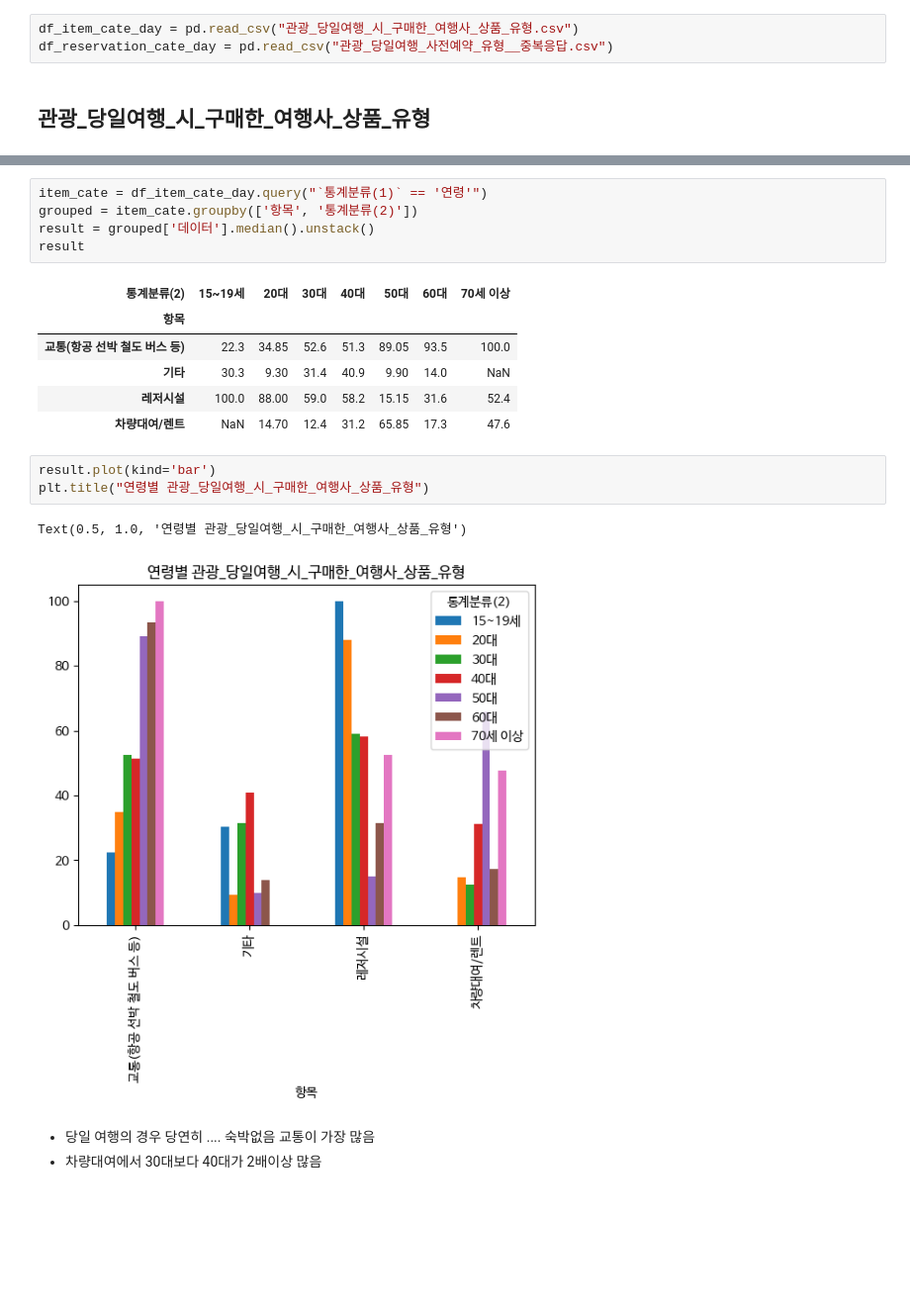
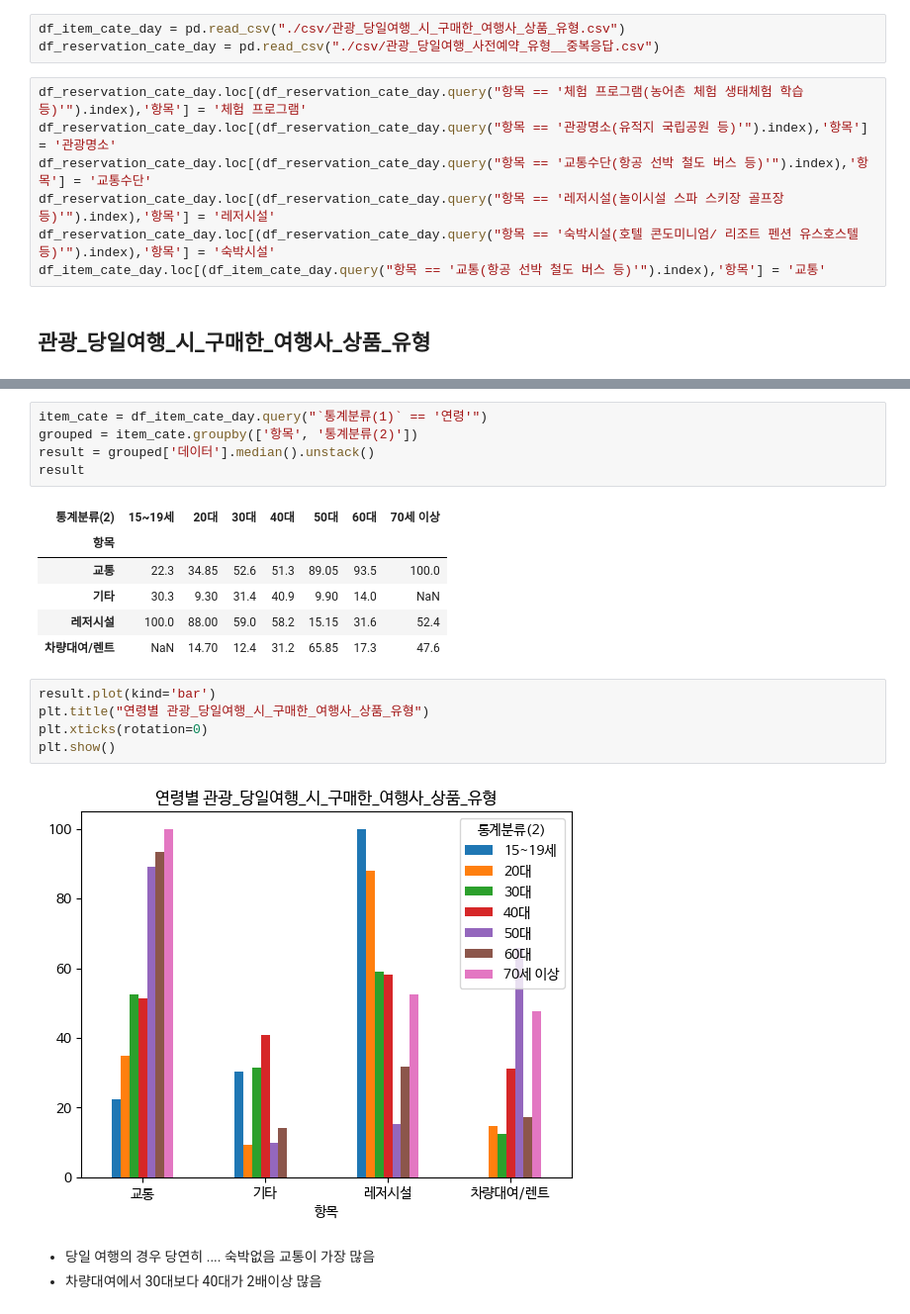
Before and after one commit to nohjuhyeon/AI_LKJ_hubs_fastapi, a Jupyter notebook: data_analysis/persona/yj_persona_daytrip.ipynb, the cells around one changed output, grey strips where cells are left out. Shown at 99% size. Saved outputs shown, nothing was run; the diff lists cells and outputs as text; blank space fills up the shorter version.

```diff
--- a/data_analysis/persona/yj_persona_daytrip.ipynb
+++ b/data_analysis/persona/yj_persona_daytrip.ipynb
@@ -31,8 +31,15 @@ import matplotlib as mpl
 
 mpl.rc('font', family='NanumBarunGothic') # 혹은 다른 설치한 Nanum 폰트 사용
 # %%
-df_item_cate_day = pd.read_csv("관광_당일여행_시_구매한_여행사_상품_유형.csv")
-df_reservation_cate_day = pd.read_csv("관광_당일여행_사전예약_유형__중복응답.csv")
+df_item_cate_day = pd.read_csv("./csv/관광_당일여행_시_구매한_여행사_상품_유형.csv")
+df_reservation_cate_day = pd.read_csv("./csv/관광_당일여행_사전예약_유형__중복응답.csv")
+# %%
+df_reservation_cate_day.loc[(df_reservation_cate_day.query("항목 == '체험 프로그램(농어촌 체험 생태체험 학습 등)'").index),'항목'] = '체험 프로그램'
+df_reservation_cate_day.loc[(df_reservation_cate_day.query("항목 == '관광명소(유적지 국립공원 등)'").index),'항목'] = '관광명소'
+df_reservation_cate_day.loc[(df_reservation_cate_day.query("항목 == '교통수단(항공 선박 철도 버스 등)'").index),'항목'] = '교통수단'
+df_reservation_cate_day.loc[(df_reservation_cate_day.query("항목 == '레저시설(놀이시설 스파 스키장 골프장 등)'").index),'항목'] = '레저시설'
+df_reservation_cate_day.loc[(df_reservation_cate_day.query("항목 == '숙박시설(호텔 콘도미니엄/ 리조트 펜션 유스호스텔 등)'").index),'항목'] = '숙박시설'
+df_item_cate_day.loc[(df_item_cate_day.query("항목 == '교통(항공 선박 철도 버스 등)'").index),'항목'] = '교통'
 # %% [markdown]
 ## 관광_당일여행_시_구매한_여행사_상품_유형
 # %%
@@ -59,16 +66,17 @@ result
 # %% [output]
 | 통계분류(2) | 15~19세 | 20대 | 30대 | 40대 | 50대 | 60대 | 70세 이상 |
 | 항목 |  |  |  |  |  |  |  |
-| 교통(항공 선박 철도 버스 등) | 22.3 | 34.85 | 52.6 | 51.3 | 89.05 | 93.5 | 100.0 |
+| 교통 | 22.3 | 34.85 | 52.6 | 51.3 | 89.05 | 93.5 | 100.0 |
 | 기타 | 30.3 | 9.30 | 31.4 | 40.9 | 9.90 | 14.0 | NaN |
 | 레저시설 | 100.0 | 88.00 | 59.0 | 58.2 | 15.15 | 31.6 | 52.4 |
 | 차량대여/렌트 | NaN | 14.70 | 12.4 | 31.2 | 65.85 | 17.3 | 47.6 |
 # %%
 result.plot(kind='bar')
 plt.title("연령별 관광_당일여행_시_구매한_여행사_상품_유형")
+plt.xticks(rotation=0)
+plt.show()
 # %% [output]
-Text(0.5, 1.0, '연령별 관광_당일여행_시_구매한_여행사_상품_유형')
-[figure, old version]
+[figure, new version]
 # %% [markdown]
 - 당일 여행의 경우 당연히 .... 숙박없음 교통이 가장 많음
 - 차량대여에서 30대보다 40대가 2배이상 많음
```
Also changed, not shown: parts of 16 cells of this notebook, 14 other files.
